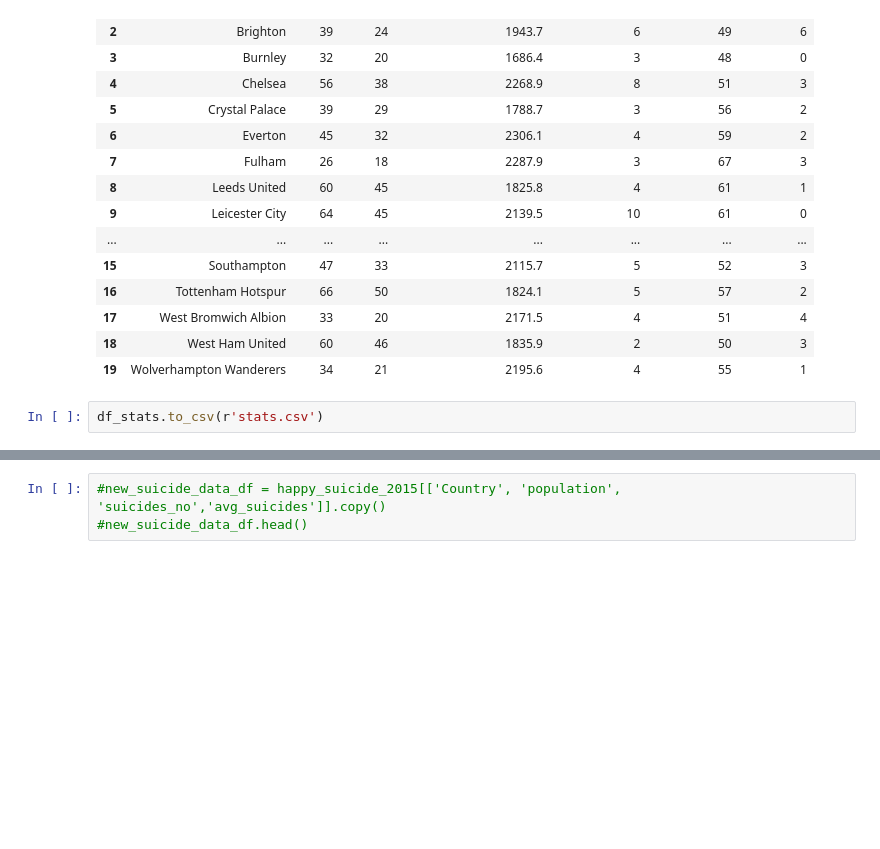
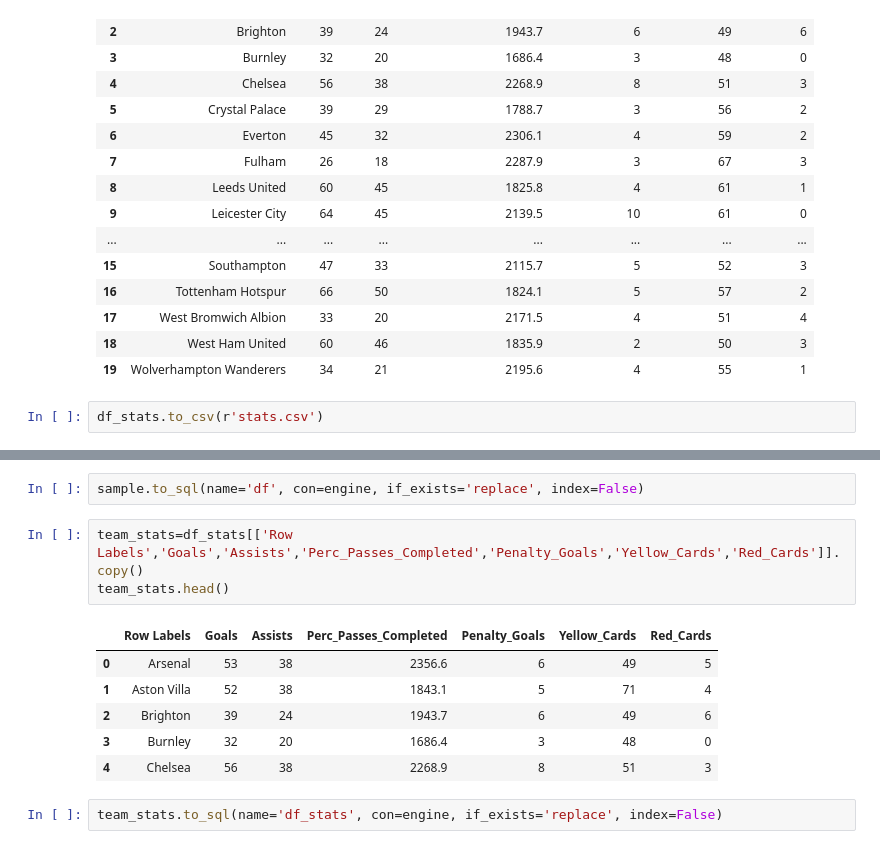
Before and after one commit to rashmirekha27/Home_runs_only, a Jupyter notebook: Python_df.ipynb, the cells around one changed output, grey strips where cells are left out. Cells and saved outputs as stored; diff of their text form; blank space fills up the shorter version.

```diff
--- a/Python_df.ipynb
+++ b/Python_df.ipynb
@@ -149,3 +159,14 @@ engine.table_names()
 # %%
-#new_suicide_data_df = happy_suicide_2015[['Country', 'population', 'suicides_no','avg_suicides']].copy()
-#new_suicide_data_df.head()
+sample.to_sql(name='df', con=engine, if_exists='replace', index=False)
+# %%
+team_stats=df_stats[['Row Labels','Goals','Assists','Perc_Passes_Completed','Penalty_Goals','Yellow_Cards','Red_Cards']].copy()
+team_stats.head()
+# %% [output]
+|  | Row Labels | Goals | Assists | Perc_Passes_Completed | Penalty_Goals | Yellow_Cards | Red_Cards |
+| 0 | Arsenal | 53 | 38 | 2356.6 | 6 | 49 | 5 |
+| 1 | Aston Villa | 52 | 38 | 1843.1 | 5 | 71 | 4 |
+| 2 | Brighton | 39 | 24 | 1943.7 | 6 | 49 | 6 |
+| 3 | Burnley | 32 | 20 | 1686.4 | 3 | 48 | 0 |
+| 4 | Chelsea | 56 | 38 | 2268.9 | 8 | 51 | 3 |
+# %%
+team_stats.to_sql(name='df_stats', con=engine, if_exists='replace', index=False)
```
Also changed, not shown: parts of 14 cells of this notebook, 1 other file.
